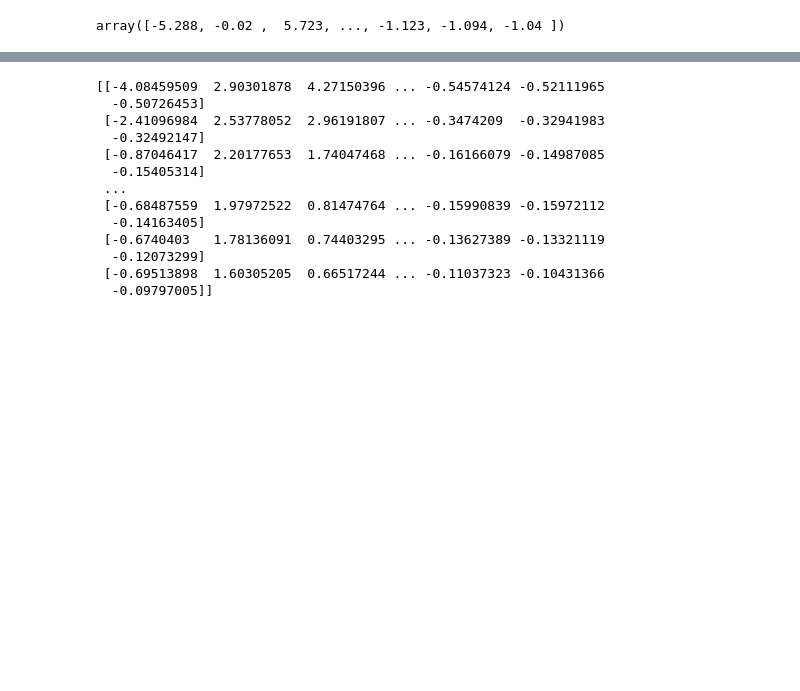
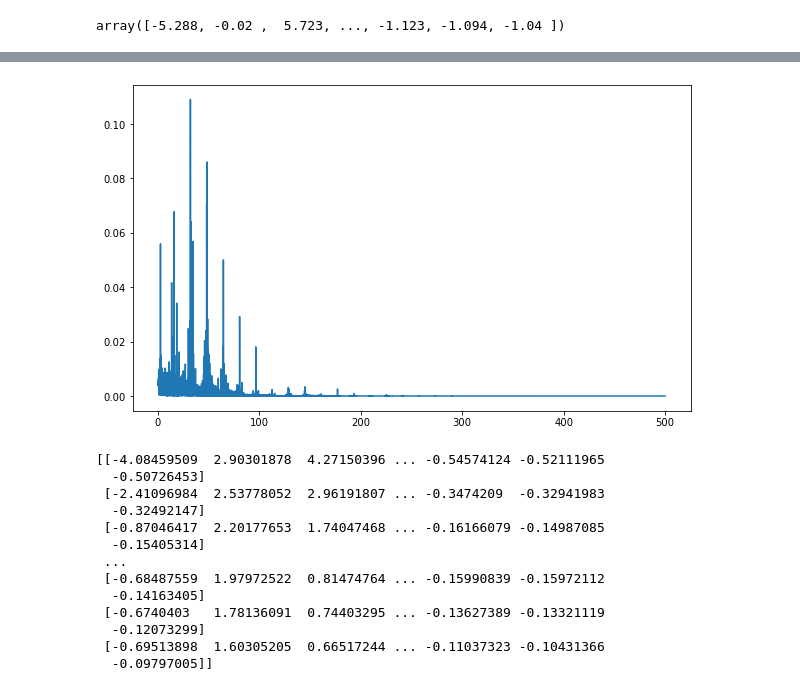
Before and after one commit to HeroicSpider/Brain-maturity-scoring-of-preterm-neonatal-babies, a Jupyter notebook: EEG signal analysis.ipynb, the cells around one changed output, grey strips where cells are left out. Saved outputs shown, nothing was run; the diff lists cells and outputs as text; code cells hidden in the pictures; blank space fills up the shorter version.

```diff
--- a/EEG signal analysis.ipynb
+++ b/EEG signal analysis.ipynb
@@ -91,3 +102,12 @@ print(y)
+# %%
+yf = fftpack.fft(y, t.size)
+amp = np.abs(yf) # get amplitude spectrum
+freq = fftpack.fftfreq(t.size, 340/340000)
+plt.figure(figsize=(10,6))
+plt.plot(freq[0:freq.size//2], (2/amp.size)*amp[0:amp.size//2])
+plt.show()
+# %% [output]
+[figure, added]
 # %%
 fs=1000
 fl=1
```
Also changed, not shown: parts of 4 cells of this notebook.
